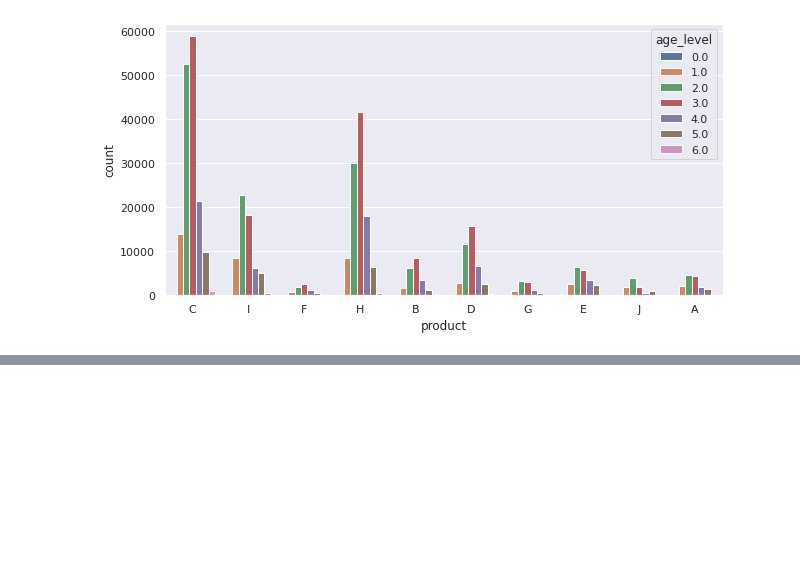
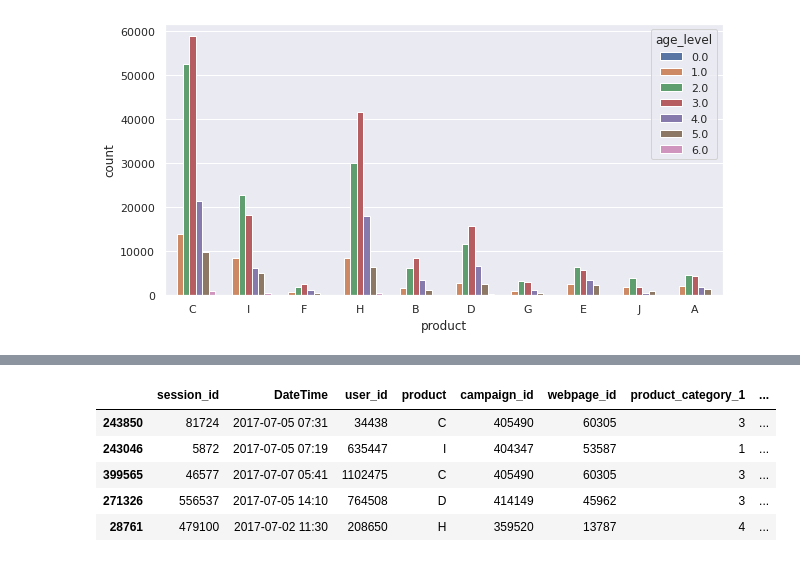
Before and after one commit to Bhawani-Rabisankar-Sahoo/Ad_analysis, a Jupyter notebook: advertisement-analysis.ipynb, the cells around one changed output, grey strips where cells are left out. Cells and saved outputs as stored; diff of their text form; code cells hidden in the pictures; blank space fills up the shorter version.

```diff
--- a/advertisement-analysis.ipynb
+++ b/advertisement-analysis.ipynb
@@ -252,0 +277,14 @@ sns.countplot(x=df['product'],hue= df['age_level'])
+# %%
+Train , test = train_test_split(df , train_size =0.7)
+# %%
+train_data = TabularDataset(Train)
+subsample_size = 100000  # subsample subset of data for faster demo, try setting this to much larger values
+train_data = train_data.sample(n=subsample_size, random_state=0)
+train_data.head()
+# %% [output]
+|  | session_id | DateTime | user_id | product | campaign_id | webpage_id | product_category_1 | ... |
+| 243850 | 81724 | 2017-07-05 07:31 | 34438 | C | 405490 | 60305 | 3 | ... |
+| 243046 | 5872 | 2017-07-05 07:19 | 635447 | I | 404347 | 53587 | 1 | ... |
+| 399565 | 46577 | 2017-07-07 05:41 | 1102475 | C | 405490 | 60305 | 3 | ... |
+| 271326 | 556537 | 2017-07-05 14:10 | 764508 | D | 414149 | 45962 | 3 | ... |
+| 28761 | 479100 | 2017-07-02 11:30 | 208650 | H | 359520 | 13787 | 4 | ... |
```
Also changed, not shown: parts of 5 cells of this notebook.
